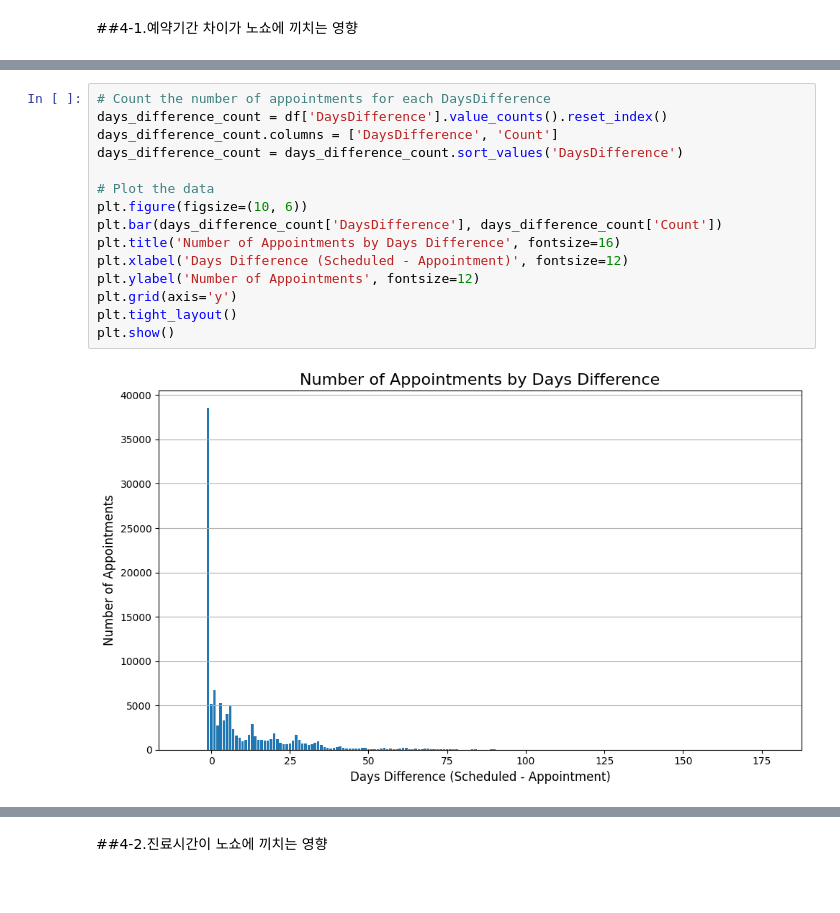
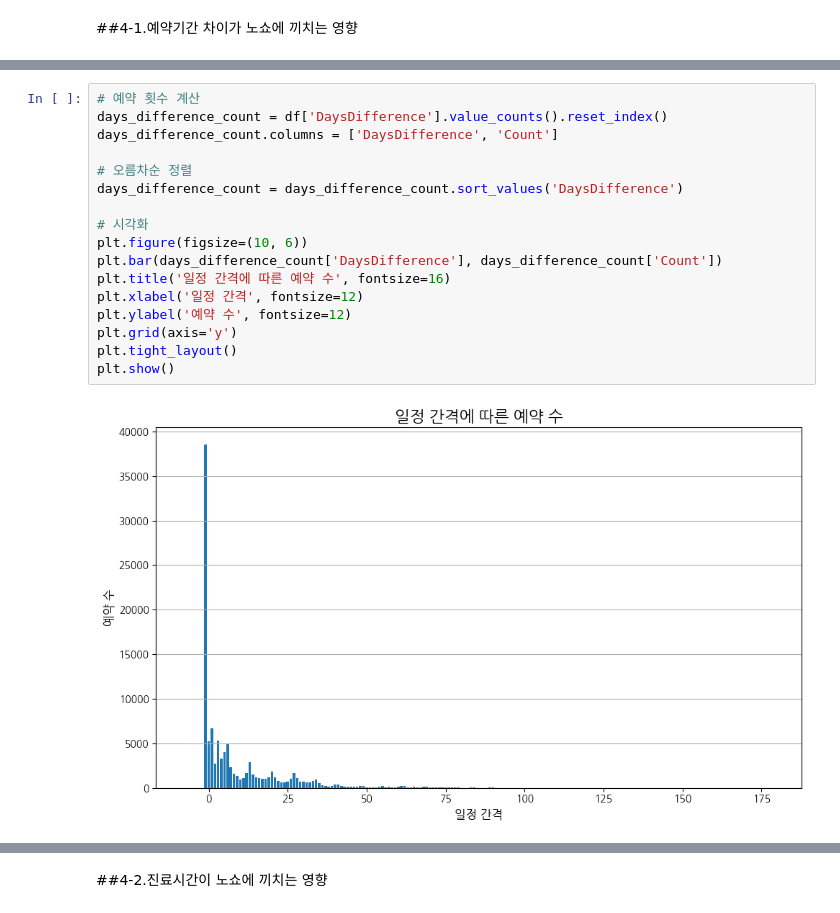
Before and after one commit to SeJunAn/blossom3912, a Jupyter notebook: 데이터분석/의료데이터 분석 경진대회/data.ipynb, the cells around one changed output, grey strips where cells are left out. Drawn from its saved outputs; the diff is of its cells as text.

```diff
--- a/데이터분석/의료데이터 분석 경진대회/data.ipynb
+++ b/데이터분석/의료데이터 분석 경진대회/data.ipynb
@@ -115,18 +142,20 @@ plt.show()
 # %%
-# Count the number of appointments for each DaysDifference
+# 예약 횟수 계산
 days_difference_count = df['DaysDifference'].value_counts().reset_index()
 days_difference_count.columns = ['DaysDifference', 'Count']
+
+# 오름차순 정렬
 days_difference_count = days_difference_count.sort_values('DaysDifference')
 
-# Plot the data
+# 시각화
 plt.figure(figsize=(10, 6))
 plt.bar(days_difference_count['DaysDifference'], days_difference_count['Count'])
-plt.title('Number of Appointments by Days Difference', fontsize=16)
-plt.xlabel('Days Difference (Scheduled - Appointment)', fontsize=12)
-plt.ylabel('Number of Appointments', fontsize=12)
+plt.title('일정 간격에 따른 예약 수', fontsize=16)
+plt.xlabel('일정 간격', fontsize=12)
+plt.ylabel('예약 수', fontsize=12)
 plt.grid(axis='y')
 plt.tight_layout()
 plt.show()
 # %% [output]
-[figure, old version]
+[figure, new version]
 # %%
```
Also changed, not shown: parts of 16 cells of this notebook.
